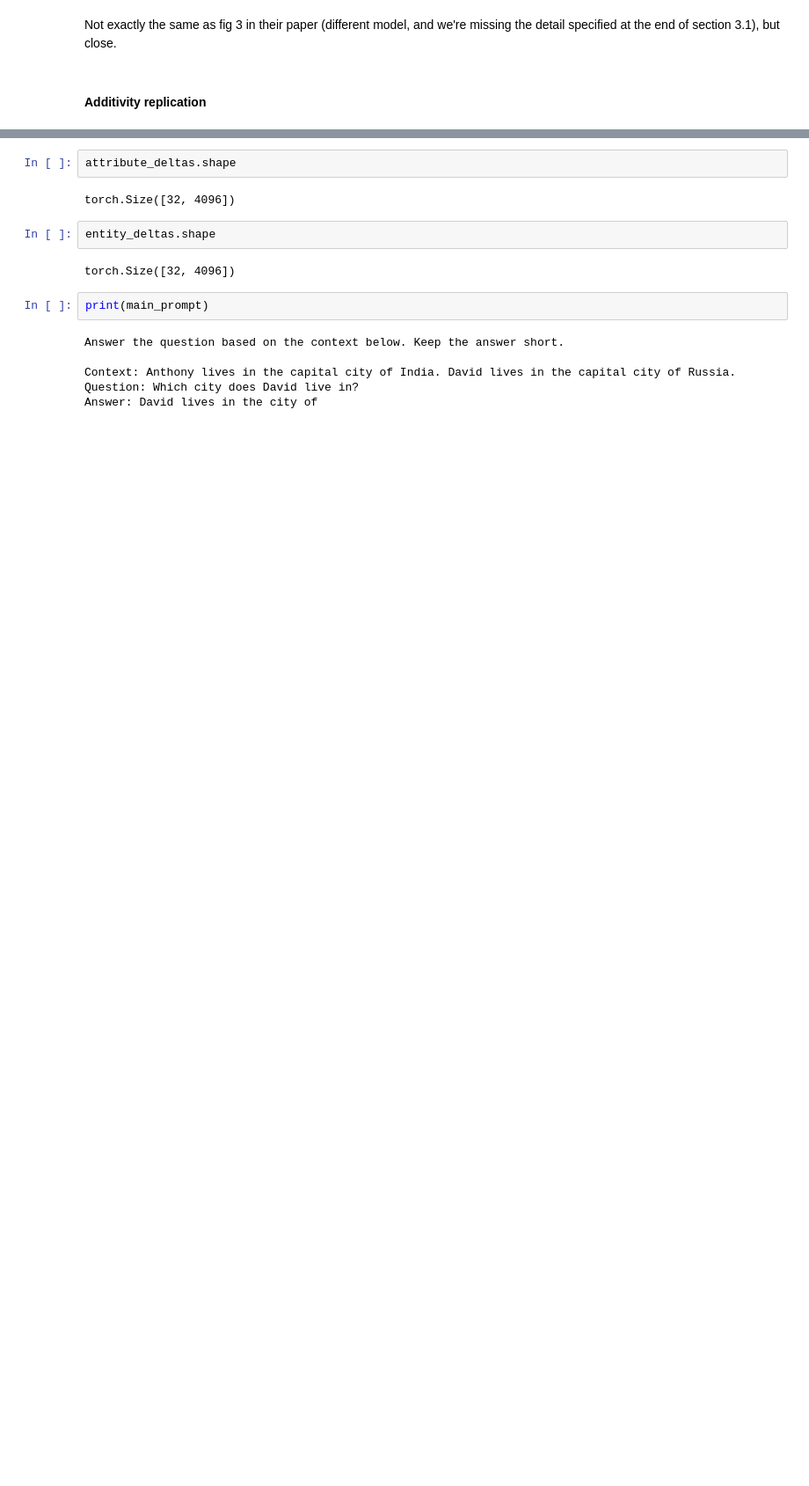
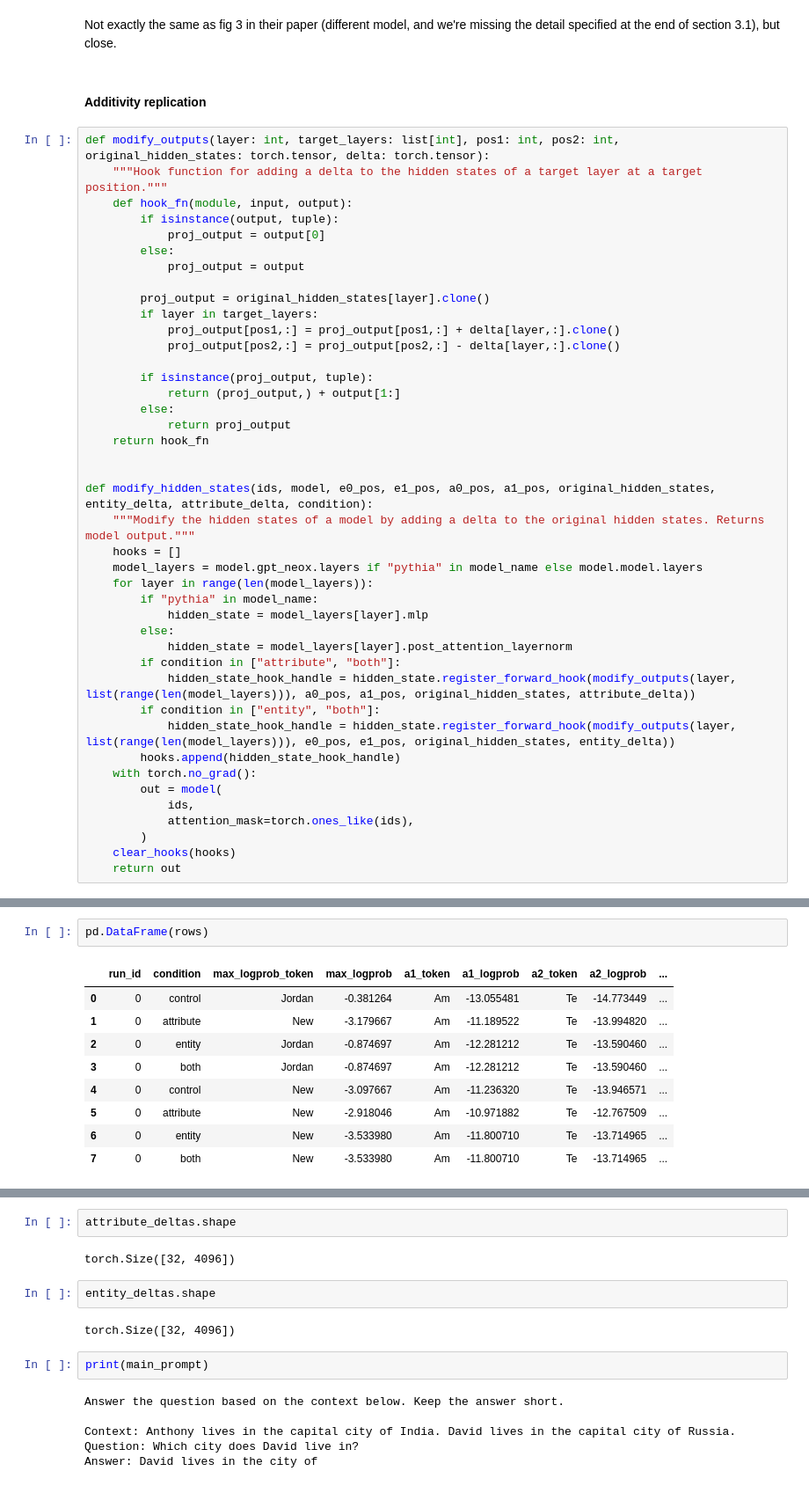
Before and after one commit to grantsrb/rep_divergence, a Jupyter notebook: binding_vectors.ipynb, the cells around one changed output, grey strips where cells are left out. Shown: that part at 88% size. Drawn from its saved outputs; the diff is of its cells as text; blank space fills up the shorter version.

```diff
--- a/binding_vectors.ipynb
+++ b/binding_vectors.ipynb
@@ -313,6 +313,48 @@ To disable this warning, you can either:
 Not exactly the same as fig 3 in their paper (different model, and we're missing the detail specified at the end of section 3.1), but close.
 # %% [markdown]
 #### Additivity replication
+# %%
+def modify_outputs(layer: int, target_layers: list[int], pos1: int, pos2: int, original_hidden_states: torch.tensor, delta: torch.tensor):
+    """Hook function for adding a delta to the hidden states of a target layer at a target position."""
+    def hook_fn(module, input, output):
+        if isinstance(output, tuple):
+            proj_output = output[0]
+        else:
+            proj_output = output
+
+        proj_output = original_hidden_states[layer].clone()
+        if layer in target_layers:
+            proj_output[pos1,:] = proj_output[pos1,:] + delta[layer,:].clone()
+            proj_output[pos2,:] = proj_output[pos2,:] - delta[layer,:].clone()
+
+        if isinstance(proj_output, tuple):
+            return (proj_output,) + output[1:]
+        else:
+            return proj_output
+    return hook_fn
+
+
+def modify_hidden_states(ids, model, e0_pos, e1_pos, a0_pos, a1_pos, original_hidden_states, entity_delta, attribute_delta, condition):
+    """Modify the hidden states of a model by adding a delta to the original hidden states. Returns model output."""
+    hooks = []
+    model_layers = model.gpt_neox.layers if "pythia" in model_name else model.model.layers
+    for layer in range(len(model_layers)):
+        if "pythia" in model_name:
+            hidden_state = model_layers[layer].mlp
+        else:
+            hidden_state = model_layers[layer].post_attention_layernorm
+        if condition in ["attribute", "both"]:
+            hidden_state_hook_handle = hidden_state.register_forward_hook(modify_outputs(layer, list(range(len(model_layers))), a0_pos, a1_pos, original_hidden_states, attribute_delta))
+        if condition in ["entity", "both"]:
+            hidden_state_hook_handle = hidden_state.register_forward_hook(modify_outputs(layer, list(range(len(model_layers))), e0_pos, e1_pos, original_hidden_states, entity_delta))
+        hooks.append(hidden_state_hook_handle)
+    with torch.no_grad():
+        out = model(
+            ids,
+            attention_mask=torch.ones_like(ids),
+        )
+    clear_hooks(hooks)
+    return out
 # %%
 # Allocate 'train' and 'test' names and countries for calculating means
 train_names = names[:len(names)//2]
@@ -383,0 +466,12 @@ for run in tqdm.tqdm(range(num_runs)):
+# %%
+pd.DataFrame(rows)
+# %% [output]
+|  | run_id | condition | max_logprob_token | max_logprob | a1_token | a1_logprob | a2_token | a2_logprob | ... |
+| 0 | 0 | control | Jordan | -0.381264 | Am | -13.055481 | Te | -14.773449 | ... |
+| 1 | 0 | attribute | New | -3.179667 | Am | -11.189522 | Te | -13.994820 | ... |
+| 2 | 0 | entity | Jordan | -0.874697 | Am | -12.281212 | Te | -13.590460 | ... |
+| 3 | 0 | both | Jordan | -0.874697 | Am | -12.281212 | Te | -13.590460 | ... |
+| 4 | 0 | control | New | -3.097667 | Am | -11.236320 | Te | -13.946571 | ... |
+| 5 | 0 | attribute | New | -2.918046 | Am | -10.971882 | Te | -12.767509 | ... |
+| 6 | 0 | entity | New | -3.533980 | Am | -11.800710 | Te | -13.714965 | ... |
+| 7 | 0 | both | New | -3.533980 | Am | -11.800710 | Te | -13.714965 | ... |
```
Also changed, not shown: parts of 6 cells of this notebook.
